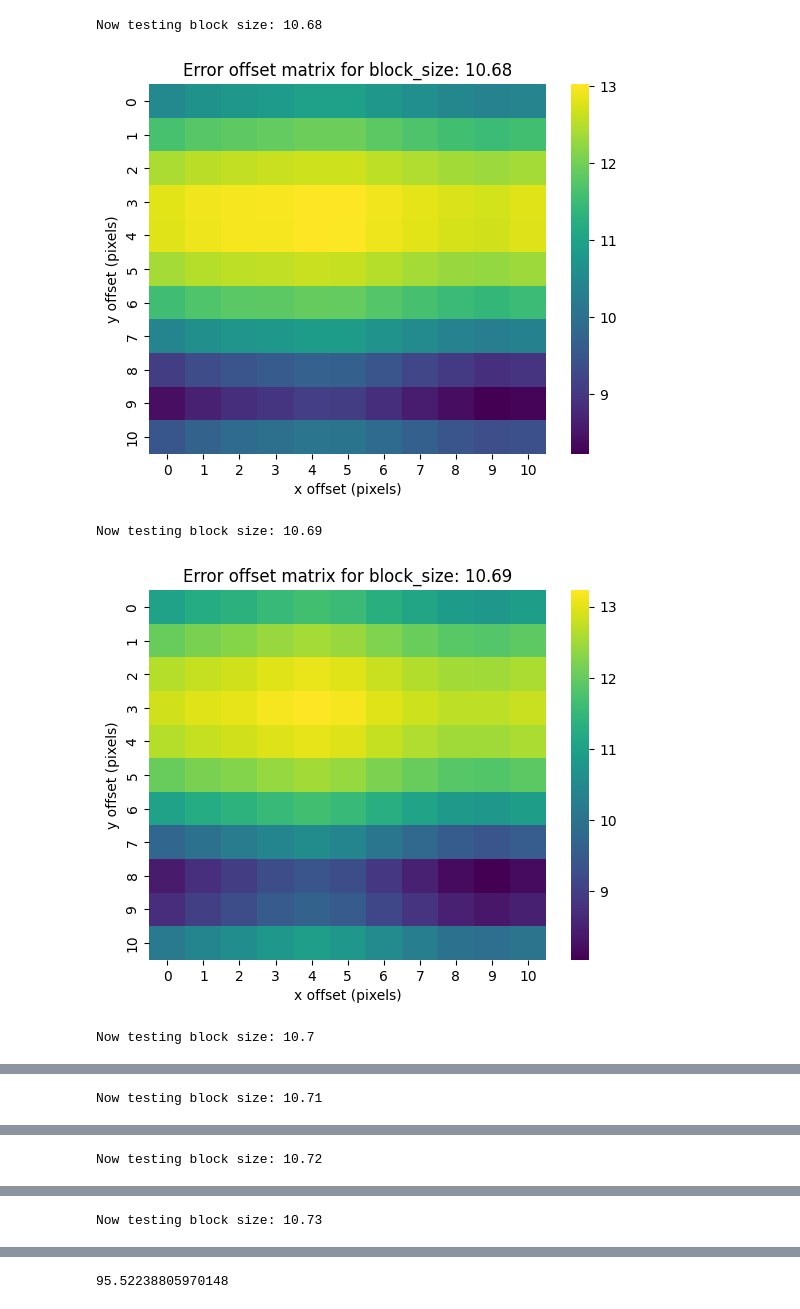
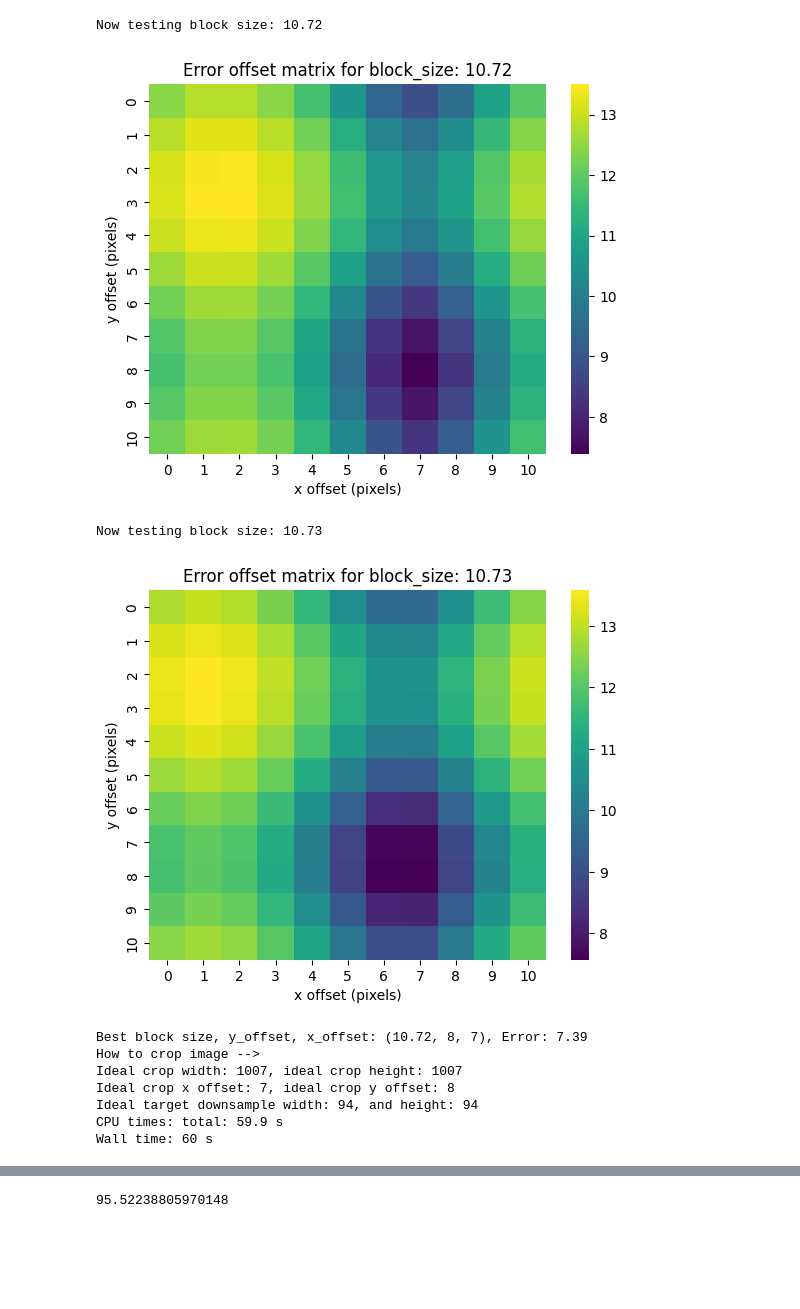
Before and after one commit to christianepedersen/simplify_pixel_colors, a Jupyter notebook: downsample.ipynb, the cells around one changed output, grey strips where cells are left out. Saved outputs shown, nothing was run; the diff lists cells and outputs as text; code cells hidden in the pictures; blank space fills up the shorter version.

```diff
--- a/downsample.ipynb
+++ b/downsample.ipynb
@@ -71,6 +71,7 @@ def find_best_parameters(img, block_min: float = 8.0, block_max: float = 16.0, b
     h, w, _ = img.shape
     best_error = float('inf')
     best_params = None
+    best_crop = None
 
     for block_size in block_range:
         error_mat = np.zeros([max_offset + 1, max_offset + 1])
@@ -97,9 +98,10 @@ def find_best_parameters(img, block_min: float = 8.0, block_max: float = 16.0, b
 
                     if error < best_error:
                         best_error = error
-                        best_params = (block_size, ox, oy)
+                        best_params = (block_size, oy, ox)
+                        best_crop = (crop_y0, crop_y1, crop_x0, crop_x1)
 
-                    error_mat[ox, oy] = error
+                    error_mat[oy, ox] = error
                 except Exception as e:
                     continue  # skip bad combos
 
@@ -110,7 +112,7 @@ def find_best_parameters(img, block_min: float = 8.0, block_max: float = 16.0, b
         plt.ylabel('y offset (pixels)')
         plt.show()
 
-    return best_params, best_error
+    return best_params, best_crop, best_error
 # %%
 # --- Load Image ---
 base_dir = os.path.abspath(os.getcwd())
@@ -121,17 +123,31 @@ img_data = np.array(img_rgba)
 # %%
 %%time
 
 # manually set params after inspecting approximate block size from image
 block_increment = 0.01  # 0.1 is a good starter for most situations
-block_min = 10.68  # 6 is a good starter for most situations
-block_max = 10.75  # 14 is a good starter for most situations
+block_min = 10.72  # 6 is a good starter for most situations
+block_max = 10.73  # 14 is a good starter for most situations
 
 # --- Find best parameters ---  # NOTE: this takes about ~30 s per block_size for a 1024x1024 image
-best_params, best_error = find_best_parameters(img_data, block_min, block_max, block_increment)
-print(f"Best block size, x_offset, y_offset: {best_params}, Error: {best_error:.2f}")
+best_params, best_crop, best_error = find_best_parameters(img_data, block_min, block_max, block_increment)
+print(f"Best block size, y_offset, x_offset: {best_params}, Error: {best_error:.2f}")
+crop_width = best_crop[3] - best_crop[2]
+crop_height = best_crop[1] - best_crop[0]
+target_width = int(np.round(crop_width / best_params[0]))
+target_height = int(np.round(crop_height / best_params[0]))
+print('How to crop image -->' )
+print(f'Ideal crop width: {crop_width}, ideal crop height: {crop_height}')
+print(f'Ideal crop x offset: {best_crop[2]}, ideal crop y offset: {best_crop[0]}')
+print(f'Ideal target downsample width: {target_width}, and height: {target_height}')
 # %% [output]
-Now testing block size: 10.68
+Now testing block size: 10.72
-[figure, old version]
+[figure, new version]
-Now testing block size: 10.69
+Now testing block size: 10.73
-[figure, old version]
+[figure, new version]
-Now testing block size: 10.7
+Best block size, y_offset, x_offset: (10.72, 8, 7), Error: 7.39
+How to crop image -->
+Ideal crop width: 1007, ideal crop height: 1007
+Ideal crop x offset: 7, ideal crop y offset: 8
+Ideal target downsample width: 94, and height: 94
+CPU times: total: 59.9 s
+Wall time: 60 s
@@ -139 +153,0 @@ Now testing block size: 10.7
-Now testing block size: 10.71
@@ -141 +153,0 @@ Now testing block size: 10.71
-Now testing block size: 10.72
@@ -143 +153,0 @@ Now testing block size: 10.72
-Now testing block size: 10.73
```
Also changed, not shown: parts of 6 cells of this notebook.
